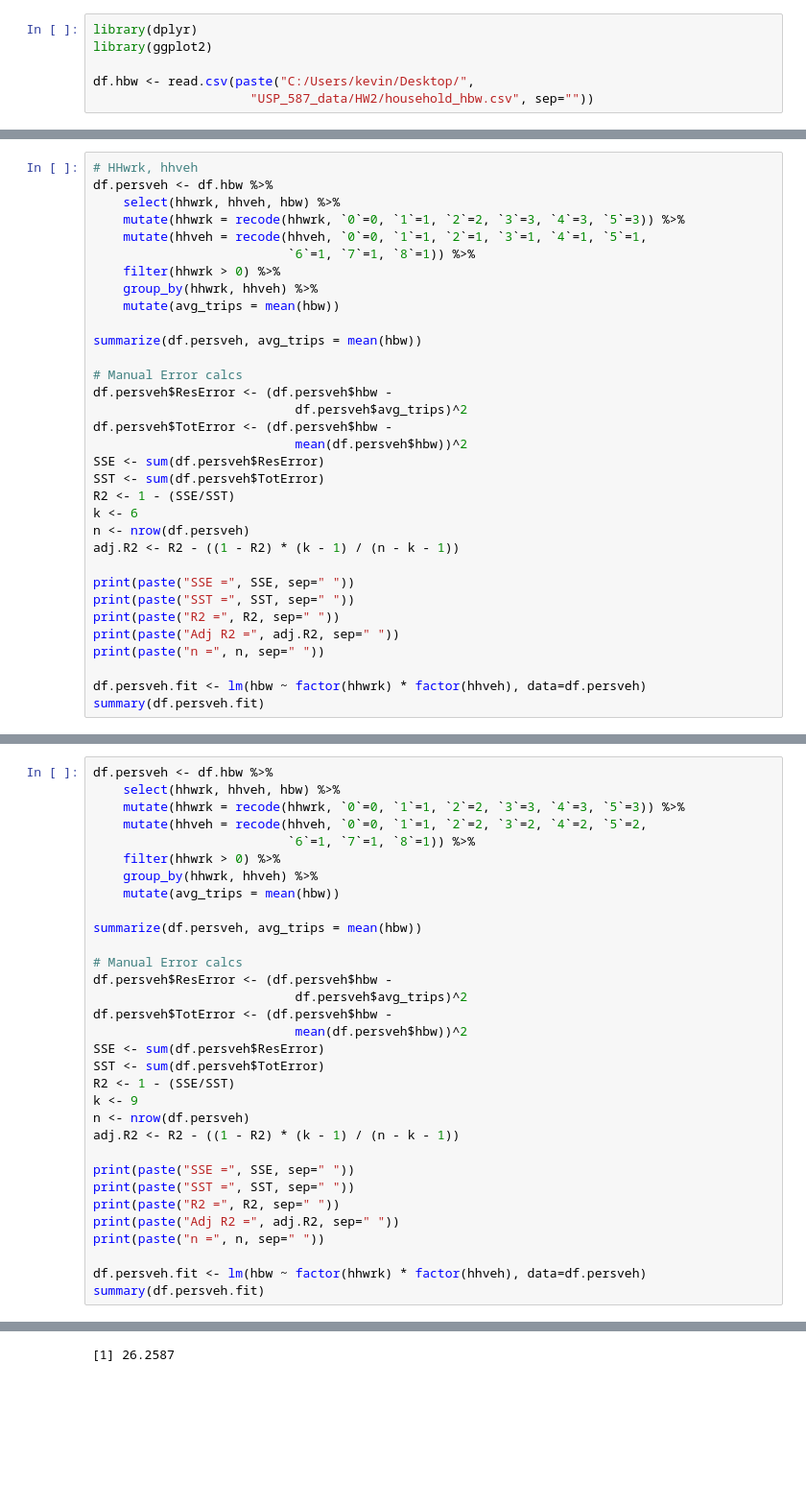
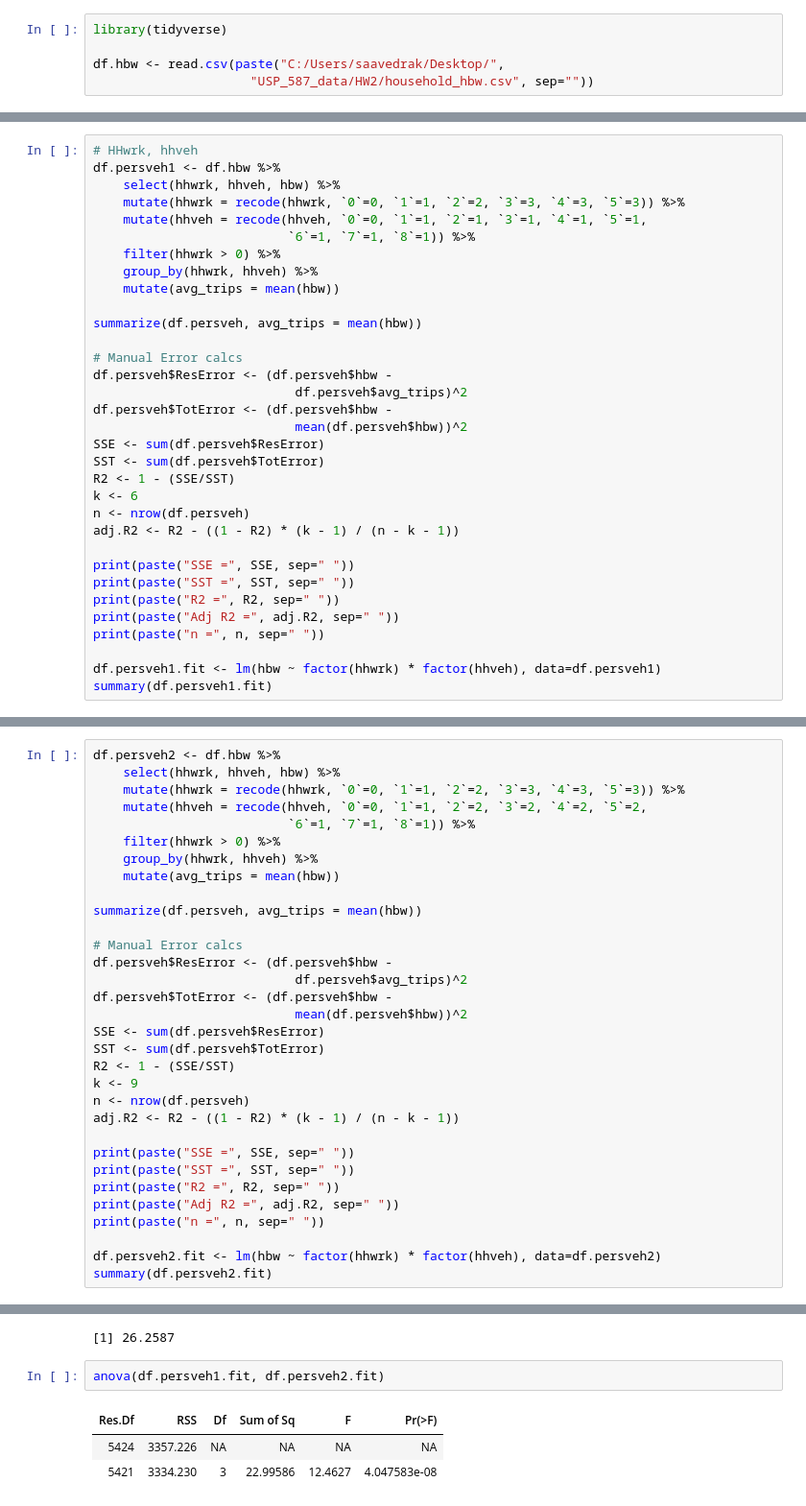
Before and after one commit to saashimi/USP_587, a Jupyter notebook: hw2-finalist-hbw.ipynb, the cells around one changed output, grey strips where cells are left out. Shown at 96% size. Drawn from its saved outputs; the diff is of its cells as text; blank space fills up the shorter version.

```diff
--- a/hw2-finalist-hbw.ipynb
+++ b/hw2-finalist-hbw.ipynb
@@ -2,10 +2,9 @@
 # HW 2 Calculations Appendix
 #### Kevin Saavedra
 # %%
-library(dplyr)
-library(ggplot2)
+library(tidyverse)
 
-df.hbw <- read.csv(paste("C:/Users/kevin/Desktop/",
+df.hbw <- read.csv(paste("C:/Users/saavedrak/Desktop/",
                      "USP_587_data/HW2/household_hbw.csv", sep=""))
 # %% [markdown]
 ## AVG HBW Trips by HHSize and Workers
@@ -235,7 +234,7 @@ df.nonwrk %>%
 ##  AVG TRIPS by Workers and Household Vehicles
 # %%
 # HHwrk, hhveh
-df.persveh <- df.hbw %>%
+df.persveh1 <- df.hbw %>%
     select(hhwrk, hhveh, hbw) %>%
     mutate(hhwrk = recode(hhwrk, `0`=0, `1`=1, `2`=2, `3`=3, `4`=3, `5`=3)) %>%
     mutate(hhveh = recode(hhveh, `0`=0, `1`=1, `2`=1, `3`=1, `4`=1, `5`=1,
@@ -264,8 +263,8 @@ print(paste("R2 =", R2, sep=" "))
 print(paste("Adj R2 =", adj.R2, sep=" "))
 print(paste("n =", n, sep=" "))
 
-df.persveh.fit <- lm(hbw ~ factor(hhwrk) * factor(hhveh), data=df.persveh)
-summary(df.persveh.fit)
+df.persveh1.fit <- lm(hbw ~ factor(hhwrk) * factor(hhveh), data=df.persveh1)
+summary(df.persveh1.fit)
 # %% [output]
 | hhwrk | hhveh | avg_trips |
 | 1 | 0 | 0.2716049 |
@@ -313,7 +315,7 @@ df.persveh %>%
 # %% [output]
 [figure]
 # %%
-df.persveh <- df.hbw %>%
+df.persveh2 <- df.hbw %>%
     select(hhwrk, hhveh, hbw) %>%
     mutate(hhwrk = recode(hhwrk, `0`=0, `1`=1, `2`=2, `3`=3, `4`=3, `5`=3)) %>%
     mutate(hhveh = recode(hhveh, `0`=0, `1`=1, `2`=2, `3`=2, `4`=2, `5`=2,
@@ -342,8 +344,8 @@ print(paste("R2 =", R2, sep=" "))
 print(paste("Adj R2 =", adj.R2, sep=" "))
 print(paste("n =", n, sep=" "))
 
-df.persveh.fit <- lm(hbw ~ factor(hhwrk) * factor(hhveh), data=df.persveh)
-summary(df.persveh.fit)
+df.persveh2.fit <- lm(hbw ~ factor(hhwrk) * factor(hhveh), data=df.persveh2)
+summary(df.persveh2.fit)
 # %% [output]
 | hhwrk | hhveh | avg_trips |
 | 1 | 0 | 0.2716049 |
@@ -399,3 +401,9 @@ df.persveh %>%
 ((3441.9 - 3400.3)/ (9-6)) / (3400.3/(6449-9-1))
 # %% [output]
 [1] 26.2587
+# %%
+anova(df.persveh1.fit, df.persveh2.fit)
+# %% [output]
+| Res.Df | RSS | Df | Sum of Sq | F | Pr(>F) |
+| 5424 | 3357.226 | NA | NA | NA | NA |
+| 5421 | 3334.230 | 3 | 22.99586 | 12.4627 | 4.047583e-08 |
```
Also changed, not shown: parts of 2 cells of this notebook, 3 other files.
